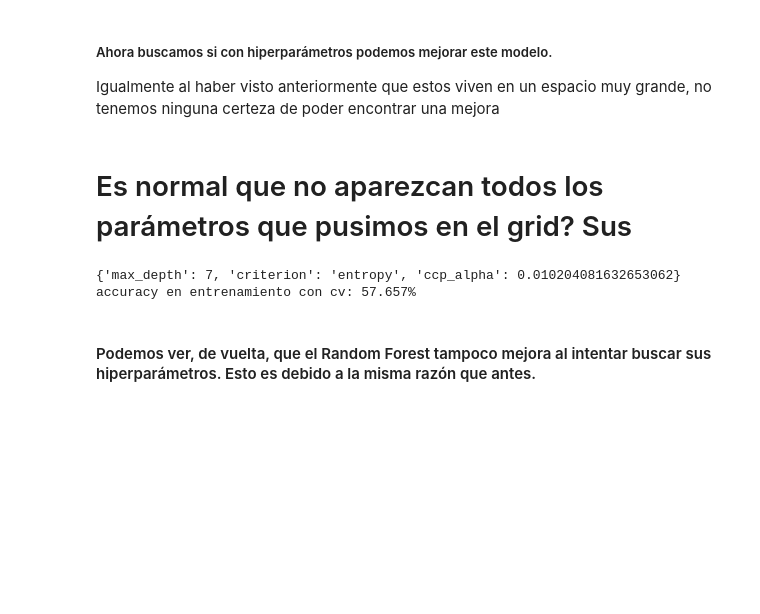
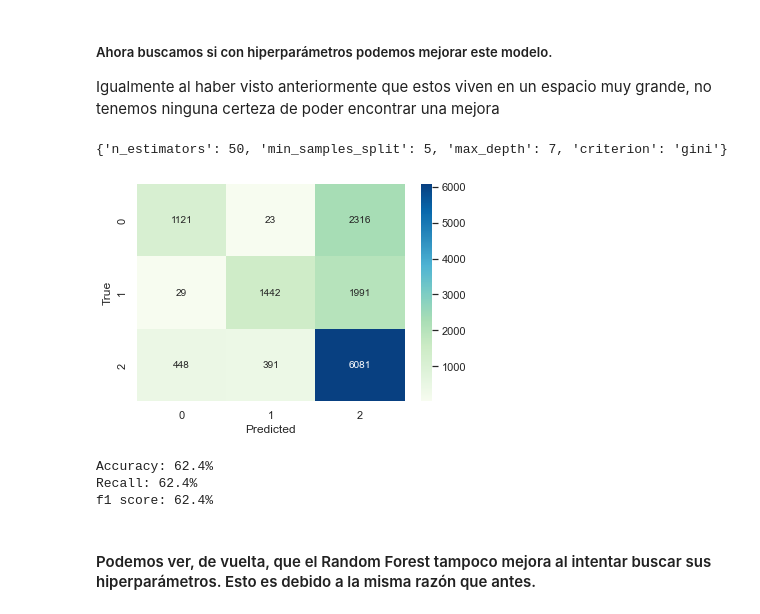
Before and after one commit to franjuarez/7506R-2C2022-GRUPO21, a Jupyter notebook: 7506R_TP1_GRUPO21_ENTREGA.ipynb, the cells around one changed output. Cells and saved outputs as stored; diff of their text form; code cells hidden in the pictures; blank space fills up the shorter version.

```diff
--- a/7506R_TP1_GRUPO21_ENTREGA.ipynb
+++ b/7506R_TP1_GRUPO21_ENTREGA.ipynb
@@ -1744,11 +1765,10 @@ rf_cv = RandomForestClassifier(max_features='auto', oob_score=True, random_state
 
 n=10
 
-param_grid = { "criterion" : ["gini", "entropy"],
+params_grid = { "criterion" : ["gini", "entropy"],
     'n_estimators': [50, 100, 150],
-    'max_depth': [5, 7, 10],
+    'max_depth': [5, 7],
     'min_samples_split': [2, 5, 10],
-    # 'min_samples_leaf': [1, 2, 4]
 }
 
 folds=5
@@ -1768,14 +1788,43 @@ random_search_cv = RandomizedSearchCV(estimator=rf_cv,
                               random_state=10)
 
 random_fit = random_search_cv.fit(ds_propiedades_train_x, ds_propiedades_train_y)
-# %% [markdown]
-# Es normal que no aparezcan todos los parámetros que pusimos en el grid? Sus
-# %%
-print(random_fit.best_params_)
-print("accuracy en entrenamiento con cv: "+str(round((random_fit.best_score_)*100, 3))+"%")
-# %% [output]
-{'max_depth': 7, 'criterion': 'entropy', 'ccp_alpha': 0.010204081632653062}
-accuracy en entrenamiento con cv: 57.657%
+# %%
+print(random_fit.best_params_)
+# %% [output]
+{'n_estimators': 50, 'min_samples_split': 5, 'max_depth': 7, 'criterion': 'gini'}
+# %%
+parametros = random_fit.best_params_
+
+rf_model = RandomForestClassifier(max_depth = parametros['max_depth'], criterion=parametros['criterion'], n_estimators=parametros['n_estimators'], min_samples_split=parametros['min_samples_split'])
+
+model = rf_model.fit(X = ds_propiedades_train_x, y = ds_propiedades_train_y)
+
+y_pred = model.predict(ds_propiedades_test_x)
+# %%
+#confusion matrix
+tabla=confusion_matrix(ds_propiedades_test_y, y_pred)
+
+#Plot confusion matrix
+sns.heatmap(tabla,cmap='GnBu',annot=True,fmt='g')
+plt.xlabel('Predicted')
+plt.ylabel('True')
+
+plt.show()
+# %% [output]
+[figure, added]
+# %%
+
+accuracy=accuracy_score(ds_propiedades_test_y,y_pred)
+recall=recall_score(ds_propiedades_test_y,y_pred, average='micro')
+f1=f1_score(ds_propiedades_test_y,y_pred, average='micro')
+
+print("Accuracy: "+str(round(accuracy, 3)*100)+"%")
+print("Recall: "+str(round(recall, 3)*100)+"%")
+print("f1 score: "+str(round(f1, 3)*100)+"%")
+# %% [output]
+Accuracy: 62.4%
+Recall: 62.4%
+f1 score: 62.4%
 # %% [markdown]
 #### Podemos ver, de vuelta, que el Random Forest tampoco mejora al intentar buscar sus hiperparámetros. Esto es debido a la misma razón que antes.
 # %%
```
Also changed, not shown: parts of 24 cells of this notebook.
